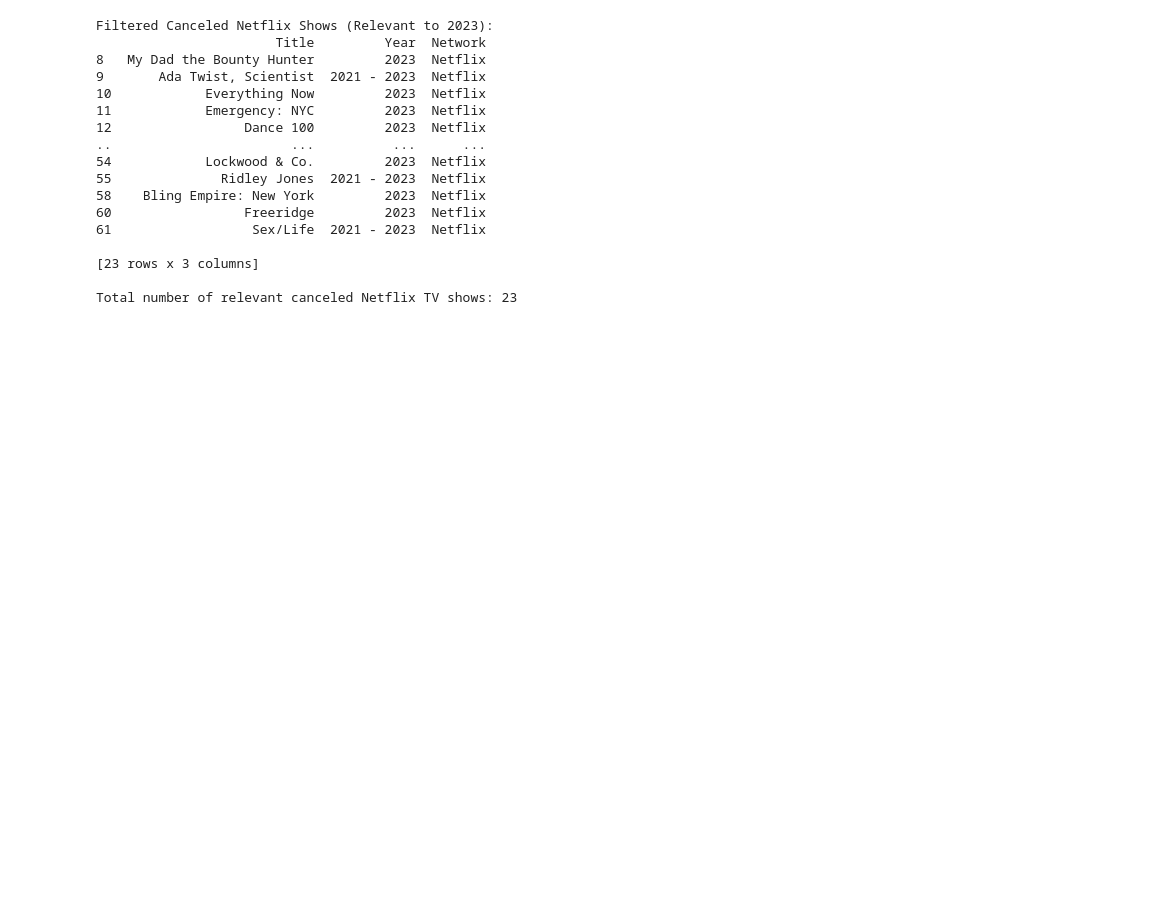
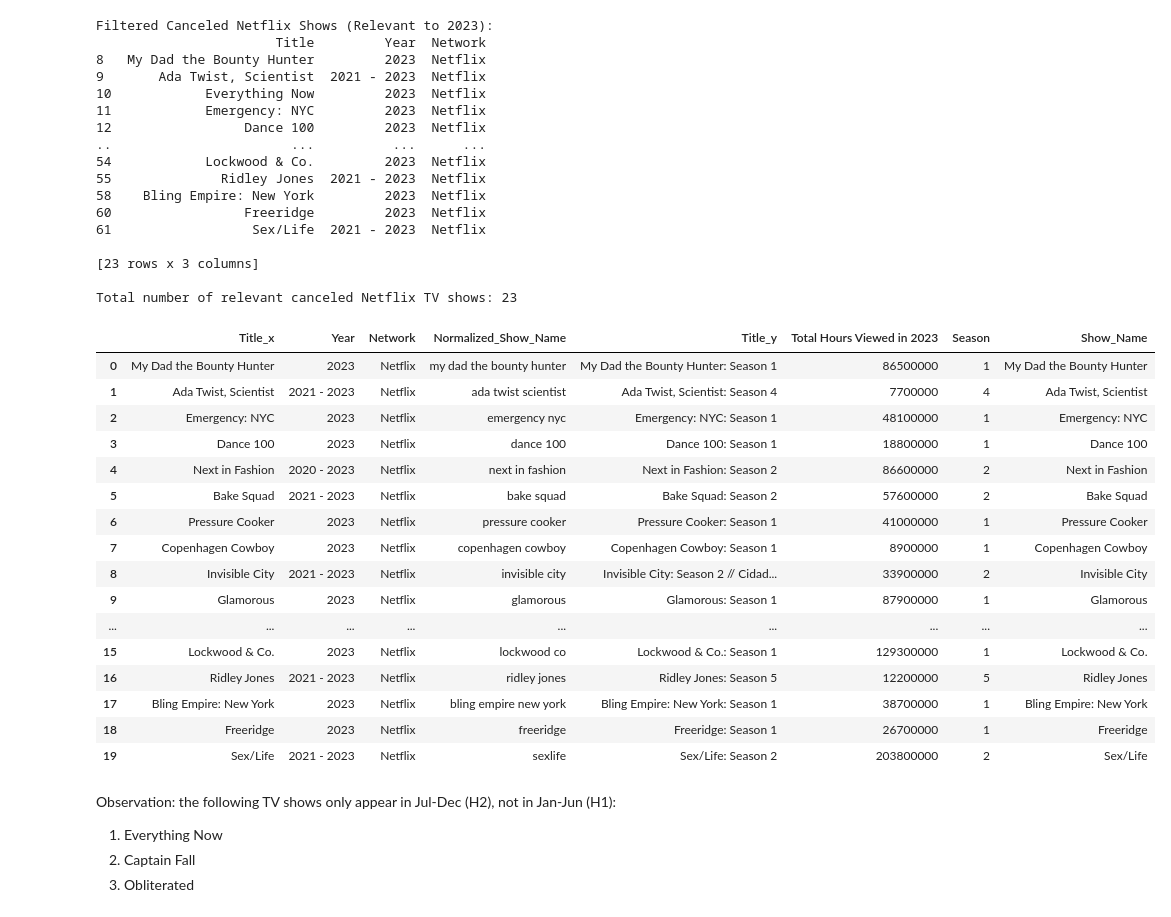
Before and after one commit to einavrobyncohen/DW64, a Jupyter notebook: notebooks/initial_analysis.ipynb, the cells around one changed output. Saved outputs shown, nothing was run; the diff lists cells and outputs as text; code cells hidden in the pictures; blank space fills up the shorter version.

Commit message:
Merged cancelled with final seasons

```diff
--- a/notebooks/initial_analysis.ipynb
+++ b/notebooks/initial_analysis.ipynb
@@ -388,7 +383,7 @@ multi_season_shows = merged_engagement[multi_season_mask].copy()
 multi_season_shows['Season'] = (
     multi_season_shows['Title']
     .str.extract(
-        r": (?:Season|Series|Volume|Book|Part|Chapter|Temporada|Collection)\s(\d+)",
+        r": (?:Season|Series|Volume|Book|Part|Chapter|Temporada|Collection) (\d+)",
         expand=False
     )  # Extracts the season number
     .fillna(0)
@@ -442,7 +437,7 @@ last_season_shows = (
 )
 
 #Drop temporary columns used for grouping
-last_season_shows = last_season_shows.drop(columns=['Show_Name', 'Normalized_Show_Name'])
+#last_season_shows = last_season_shows.drop(columns=['Show_Name', 'Normalized_Show_Name'])
 
 #Print intermediate results to verify correctness
 # Sort by the highest season for clarity
@@ -546,3 +537,44 @@ Filtered Canceled Netflix Shows (Relevant to 2023):
 [23 rows x 3 columns]
 
 Total number of relevant canceled Netflix TV shows: 23
+# %%
+#Normalize "Title" for matching purposes
+#Convert to lowercase and remove special characters
+filtered_cancelled_shows['Normalized_Show_Name'] = (
+    filtered_cancelled_shows['Title']
+    .str.lower()
+    .str.replace(r"[^\w\s]", "", regex=True) #Remove special characters
+    .str.strip() #Remove leading/trailing whitespace
+)
+# %%
+#Merge the two reports (inner join to retain only overlapping titles)
+merged_cancelled = pd.merge(
+    filtered_cancelled_shows,
+    last_season_shows,
+    on='Normalized_Show_Name',  #Join on this column
+)
+# %%
+merged_cancelled
+# %% [output]
+|  | Title_x | Year | Network | Normalized_Show_Name | Title_y | Total Hours Viewed in 2023 | Season | Show_Name |
+| 0 | My Dad the Bounty Hunter | 2023 | Netflix | my dad the bounty hunter | My Dad the Bounty Hunter: Season 1 | 86500000 | 1 | My Dad the Bounty Hunter |
+| 1 | Ada Twist, Scientist | 2021 - 2023 | Netflix | ada twist scientist | Ada Twist, Scientist: Season 4 | 7700000 | 4 | Ada Twist, Scientist |
+| 2 | Emergency: NYC | 2023 | Netflix | emergency nyc | Emergency: NYC: Season 1 | 48100000 | 1 | Emergency: NYC |
+| 3 | Dance 100 | 2023 | Netflix | dance 100 | Dance 100: Season 1 | 18800000 | 1 | Dance 100 |
+| 4 | Next in Fashion | 2020 - 2023 | Netflix | next in fashion | Next in Fashion: Season 2 | 86600000 | 2 | Next in Fashion |
+| 5 | Bake Squad | 2021 - 2023 | Netflix | bake squad | Bake Squad: Season 2 | 57600000 | 2 | Bake Squad |
+| 6 | Pressure Cooker | 2023 | Netflix | pressure cooker | Pressure Cooker: Season 1 | 41000000 | 1 | Pressure Cooker |
+| 7 | Copenhagen Cowboy | 2023 | Netflix | copenhagen cowboy | Copenhagen Cowboy: Season 1 | 8900000 | 1 | Copenhagen Cowboy |
+| 8 | Invisible City | 2021 - 2023 | Netflix | invisible city | Invisible City: Season 2 // Cidad... | 33900000 | 2 | Invisible City |
+| 9 | Glamorous | 2023 | Netflix | glamorous | Glamorous: Season 1 | 87900000 | 1 | Glamorous |
+| ... | ... | ... | ... | ... | ... | ... | ... | ... |
+| 15 | Lockwood & Co. | 2023 | Netflix | lockwood co | Lockwood & Co.: Season 1 | 129300000 | 1 | Lockwood & Co. |
+| 16 | Ridley Jones | 2021 - 2023 | Netflix | ridley jones | Ridley Jones: Season 5 | 12200000 | 5 | Ridley Jones |
+| 17 | Bling Empire: New York | 2023 | Netflix | bling empire new york | Bling Empire: New York: Season 1 | 38700000 | 1 | Bling Empire: New York |
+| 18 | Freeridge | 2023 | Netflix | freeridge | Freeridge: Season 1 | 26700000 | 1 | Freeridge |
+| 19 | Sex/Life | 2021 - 2023 | Netflix | sexlife | Sex/Life: Season 2 | 203800000 | 2 | Sex/Life |
+# %% [markdown]
+Observation: the following TV shows only appear in Jul-Dec (H2), not in Jan-Jun (H1):
+1. Everything Now
+2. Captain Fall
+3. Obliterated
```
Also changed, not shown: parts of 4 cells of this notebook.
